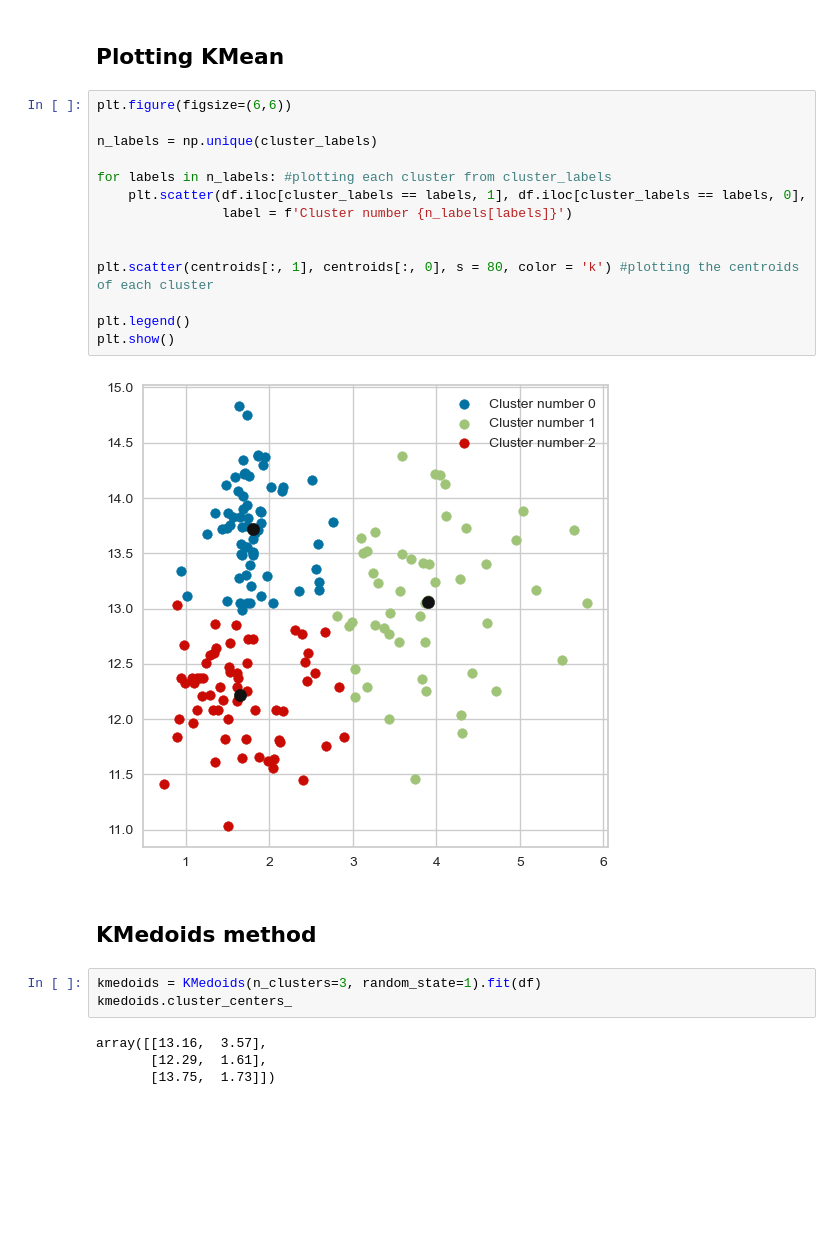
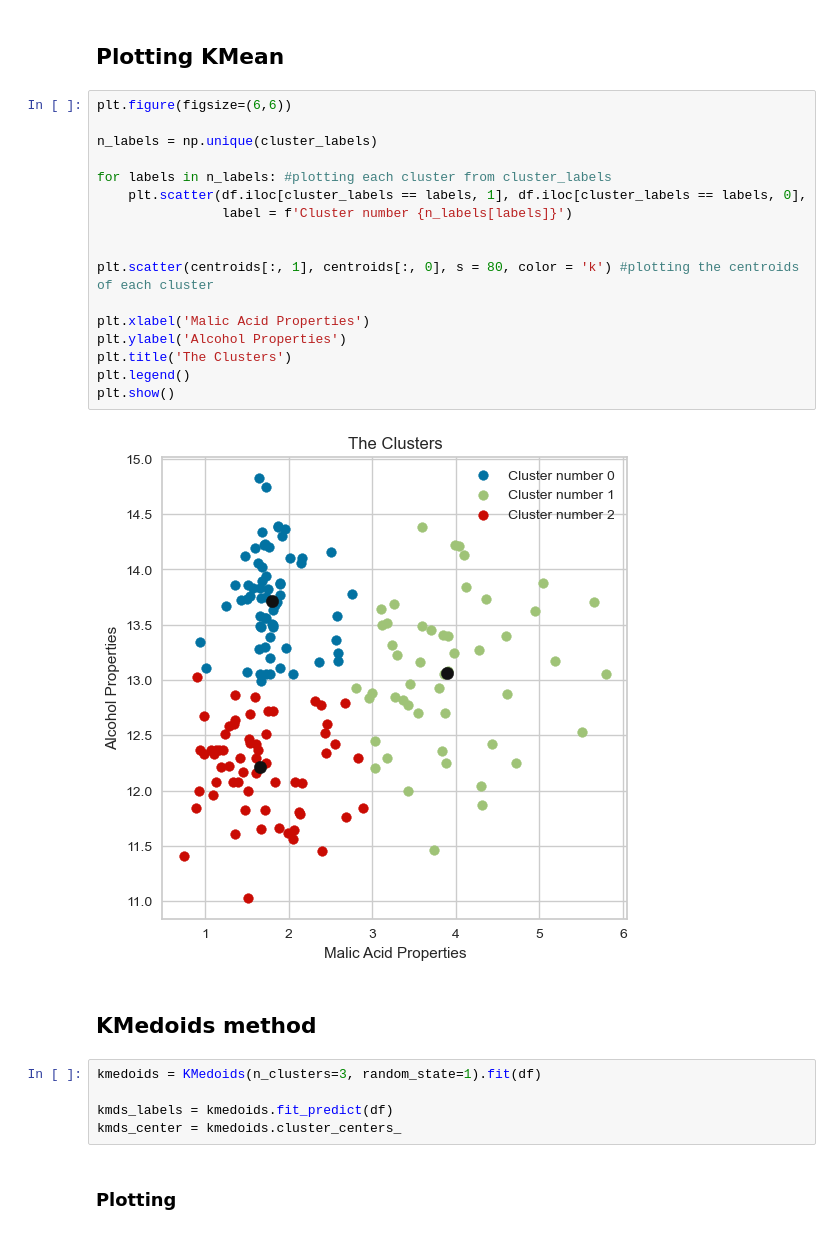
Before and after one commit to Joyvixtor/clustering_project, a Jupyter notebook: main.ipynb, the cells around one changed output. Cells and saved outputs as stored; diff of their text form; blank space fills up the shorter version.

Commit message:
adding kmedoids method and plotting

```diff
--- a/main.ipynb
+++ b/main.ipynb
@@ -99,25 +99,28 @@ centroids = km.cluster_centers_
 # %%
 plt.figure(figsize=(6,6))
 
 n_labels = np.unique(cluster_labels)
 
 for labels in n_labels: #plotting each cluster from cluster_labels
     plt.scatter(df.iloc[cluster_labels == labels, 1], df.iloc[cluster_labels == labels, 0],
                 label = f'Cluster number {n_labels[labels]}')
 
 
 plt.scatter(centroids[:, 1], centroids[:, 0], s = 80, color = 'k') #plotting the centroids of each cluster
 
+plt.xlabel('Malic Acid Properties')
+plt.ylabel('Alcohol Properties')
+plt.title('The Clusters')
 plt.legend()
 plt.show()
 # %% [output]
-[figure, old version]
+[figure, new version]
 # %% [markdown]
 ## KMedoids method
 # %%
 kmedoids = KMedoids(n_clusters=3, random_state=1).fit(df)
-kmedoids.cluster_centers_
+
+kmds_labels = kmedoids.fit_predict(df)
+kmds_center = kmedoids.cluster_centers_
-# %% [output]
-array([[13.16,  3.57],
-       [12.29,  1.61],
-       [13.75,  1.73]])
+# %% [markdown]
+### Plotting
```
Also changed, not shown: parts of 1 cell of this notebook.
